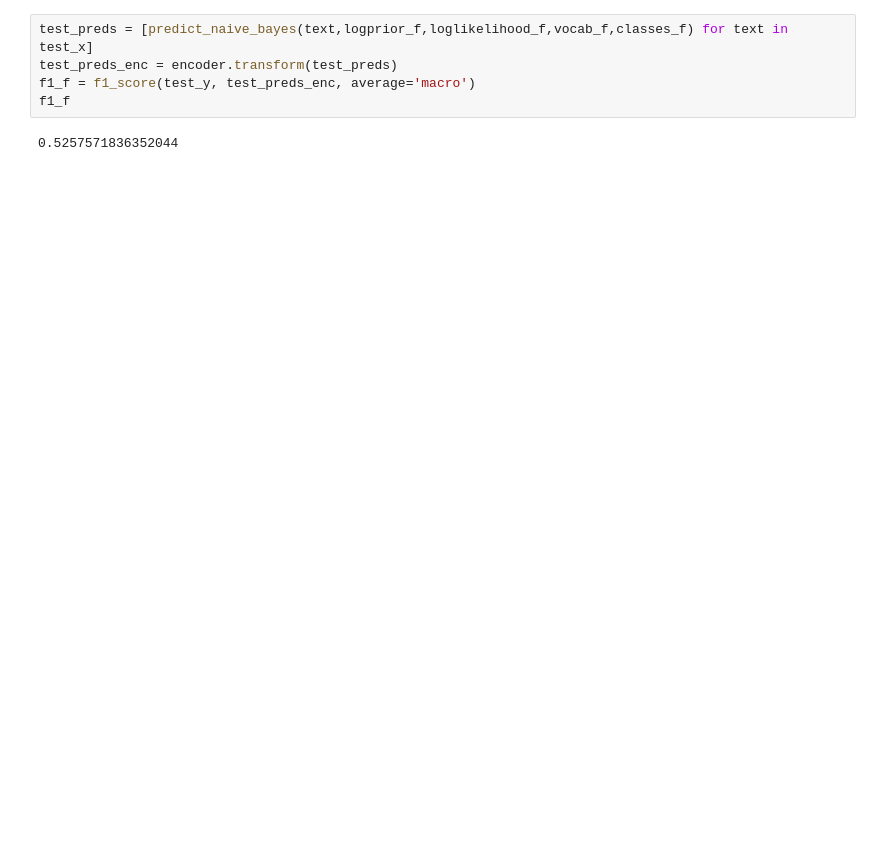
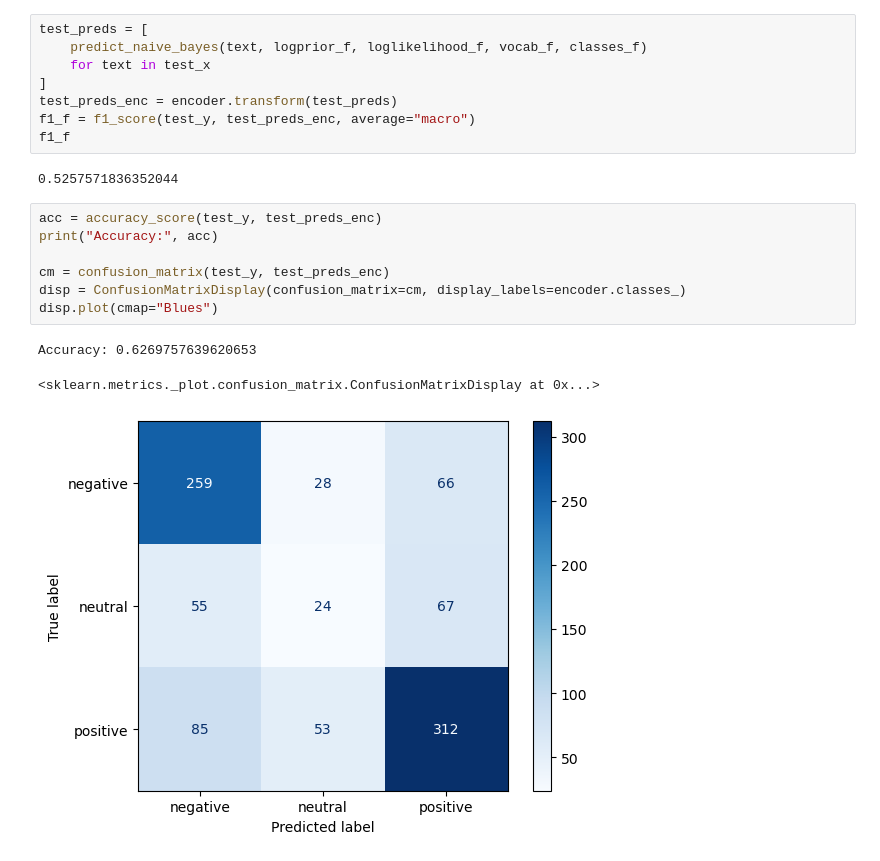
Before and after one commit to kcnewman/afrisentiment, a Jupyter notebook: notebooks/naive_bayes.ipynb, the cells around one changed output. Saved outputs shown, nothing was run; the diff lists cells and outputs as text; blank space fills up the shorter version.

```diff
--- a/notebooks/naive_bayes.ipynb
+++ b/notebooks/naive_bayes.ipynb
@@ -89,9 +94,23 @@ df3["sentiment"] = encoder.fit_transform(df3["label"])
 test_x = df3["tweet"]
 test_y = df3["sentiment"]
 # %%
-test_preds = [predict_naive_bayes(text,logprior_f,loglikelihood_f,vocab_f,classes_f) for text in test_x]
+test_preds = [
+    predict_naive_bayes(text, logprior_f, loglikelihood_f, vocab_f, classes_f)
+    for text in test_x
+]
 test_preds_enc = encoder.transform(test_preds)
-f1_f = f1_score(test_y, test_preds_enc, average='macro')
+f1_f = f1_score(test_y, test_preds_enc, average="macro")
 f1_f
 # %% [output]
 0.5257571836352044
+# %%
+acc = accuracy_score(test_y, test_preds_enc)
+print("Accuracy:", acc)
+
+cm = confusion_matrix(test_y, test_preds_enc)
+disp = ConfusionMatrixDisplay(confusion_matrix=cm, display_labels=encoder.classes_)
+disp.plot(cmap="Blues")
+# %% [output]
+Accuracy: 0.6269757639620653
+<sklearn.metrics._plot.confusion_matrix.ConfusionMatrixDisplay at 0x...>
+[figure, added]
```
Also changed, not shown: parts of 1 cell of this notebook.
